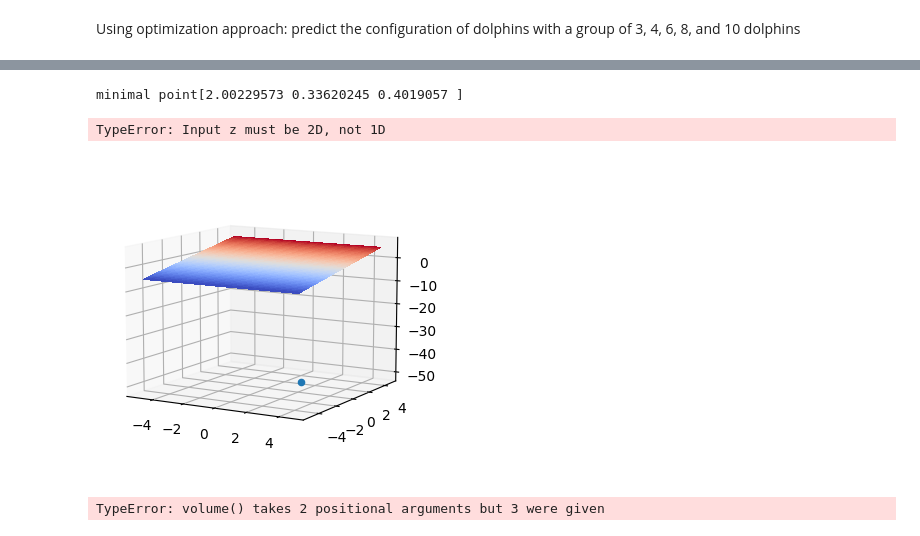
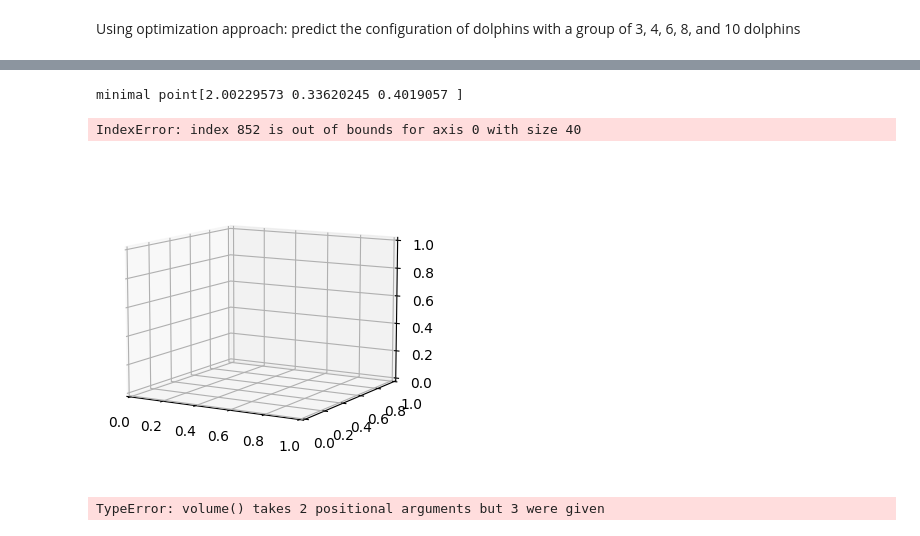
Before and after one commit to PeterK-UWP/Computational_Python, a Jupyter notebook: final_exam/dolphins.ipynb, the cells around one changed output, grey strips where cells are left out. Cells and saved outputs as stored; diff of their text form; code cells hidden in the pictures.

Commit message:
dolphins?

```diff
--- a/final_exam/dolphins.ipynb
+++ b/final_exam/dolphins.ipynb
@@ -463,14 +449,6 @@ def volume(x, p):
     # works if x[2] is commented out, (x[2] corresponds to a 3d simplex. must be added first), recovers the original. now i have to implement the new cost function with its dependence on the number of dolphins in 3d pairwise distances
     return (p[0] * x[0] - p[1]) ** 2 + (p[2] * x[1] - p[3]) ** 2 #+ (p[4] * x[2] - p[5]) ** 2
 
-def dolphin(x, p):
-    number_dolphins = len(x) # 3
-    pair_distances = np.zeros([number_dolphins, number_dolphins]) # 3x3
-    for i in range(number_dolphins): #
-
-
-    if distance < far_threshold:
-
 
 
 """ef dolphins(dolphin_positions, far_threshold, close_threshold):
@@ -512,40 +490,40 @@ if __name__ == '__main__':
     print(f'minimal point{x}')  # -> [x, y, z] minimum point
 
     X = np.arange(-5, 5, 0.25)
     Y = np.arange(-5, 5, 0.25)
     XX = [[xx for yy in Y] for xx in X]
     XX = [xx for yy in XX for xx in yy]
     YY = [[yy for yy in Y] for xx in X]
     YY = [xx for yy in YY for xx in yy]
 
     # 2D and volume
-    """
+
     ZZ = [[volume((xx, yy), param) for xx in Y] for yy in X] # plot shows x, y, and potential. we want coordinates for x, y, z of each dolphin
     ZZ1 = [zz for z in ZZ for zz in z]
-    """
+
 
     # add z input to volume
-    Z = np.arange(-5, 5, 0.25)
-    ZZ = [[zz for yy in Y] for zz in Z]
-    ZZ = [zz for z in ZZ for zz in z]
+    #Z = np.arange(-5, 5, 0.25)
+    #ZZ = [[zz for yy in Y] for zz in Z]
+    #ZZ = [zz for z in ZZ for zz in z]
 
 
 
     fig = plt.figure(figsize=(8, 4))
     ax = plt.axes(projection="3d")
     ax.view_init(10, -60)
     surface = ax.plot_trisurf(YY, XX, ZZ, cmap=cm.coolwarm, linewidth=0, antialiased=False)
     xp, yp, zp = x[0], x[1], -50
     ax.scatter(xp, yp, zp)
     ax.contourf(X, Y, Z, offset=-50.0)
     ax.set_zlim([-50, 1000])
     ax.set_xlabel('x')
     ax.set_ylabel('y')
     plt.show()
 # %% [output]
 minimal point[2.00229573 0.33620245 0.4019057 ]
-TypeError: Input z must be 2D, not 1D
+IndexError: index 852 is out of bounds for axis 0 with size 40
-[figure, old version]
+[figure, new version]
 # %%
 import numpy as np
 import matplotlib.pyplot as plt
```
Also changed, not shown: parts of 1 cell of this notebook, 4 other files.
